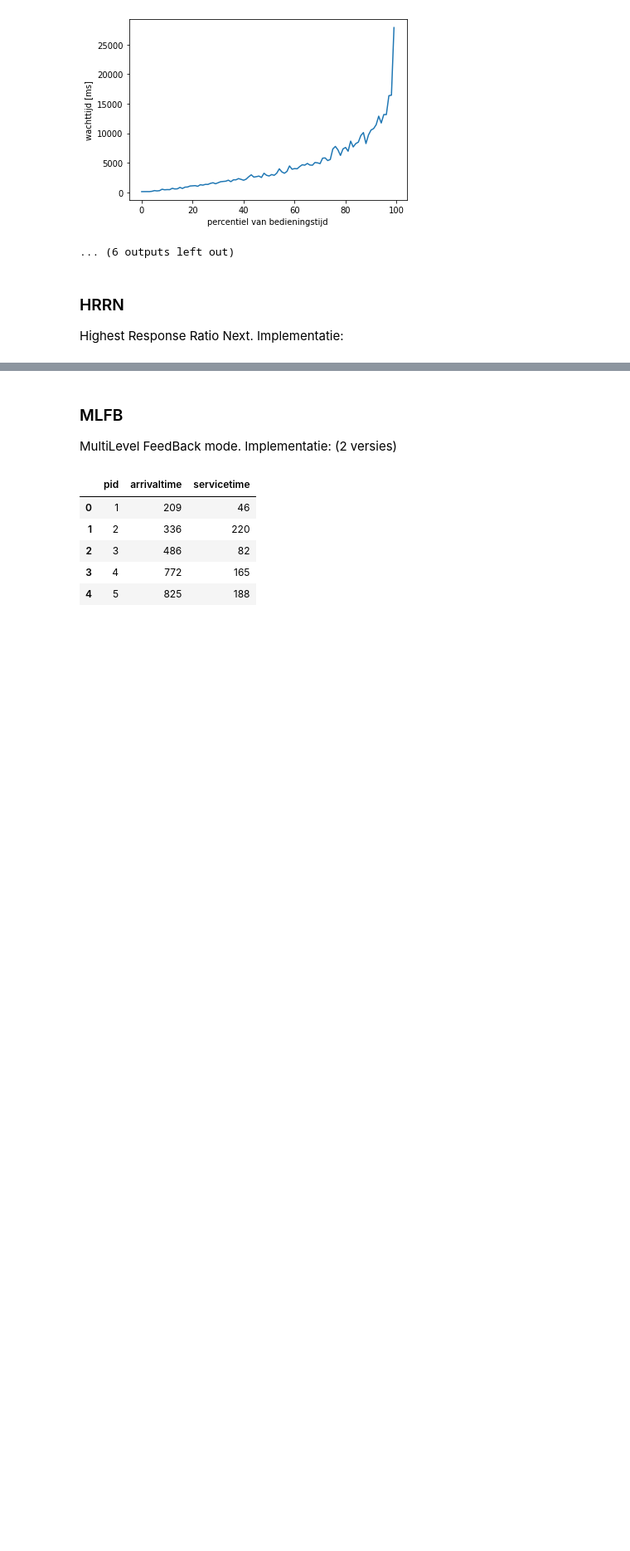
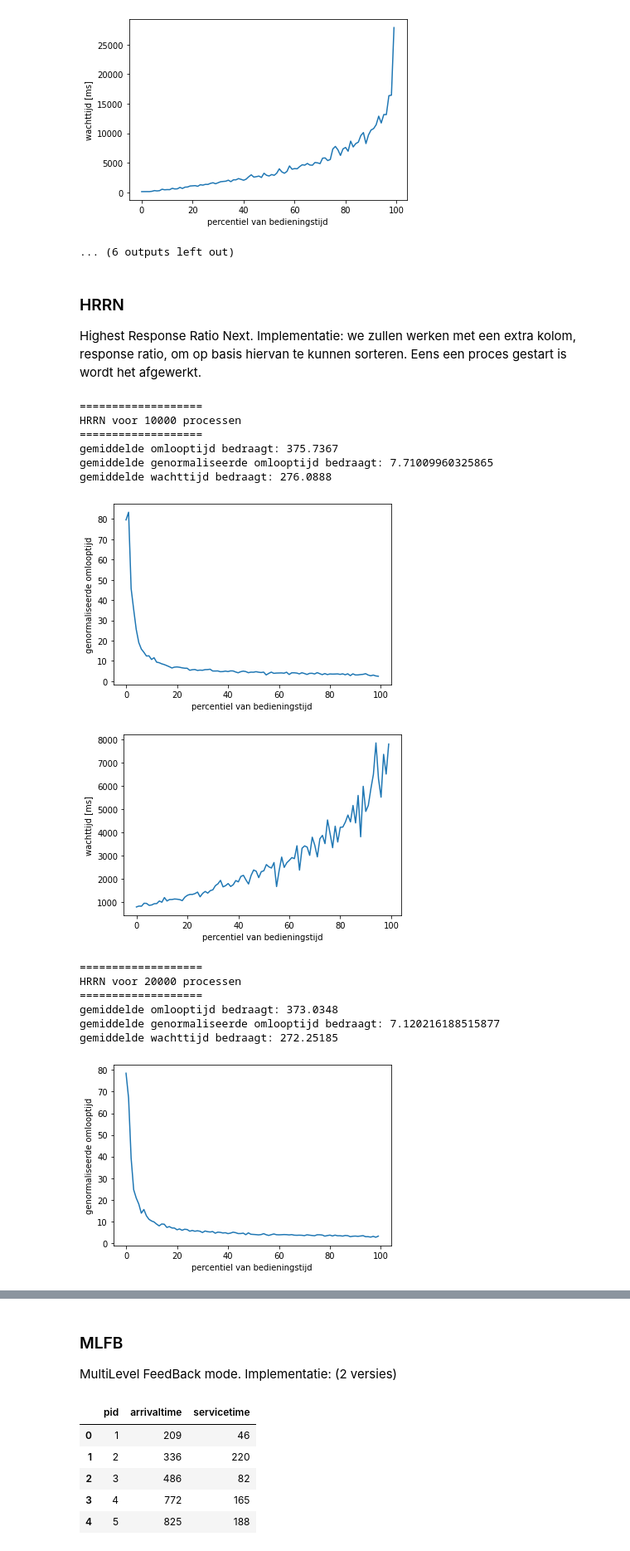
Before and after one commit to GPeeters/Besturingssystemen-2, a Jupyter notebook: process_scheduler.ipynb, the cells around one changed output, grey strips where cells are left out. Shown at 83% size. Drawn from its saved outputs; the diff is of its cells as text; code cells hidden in the pictures; blank space fills up the shorter version.

Commit message:
HRRN werkt

```diff
--- a/process_scheduler.ipynb
+++ b/process_scheduler.ipynb
@@ -528,4 +528,82 @@ gemiddelde wachttijd bedraagt: 443.1378
 ... (6 outputs left out)
 # %% [markdown]
 ### HRRN
-Highest Response Ratio Next. Implementatie:
+Highest Response Ratio Next. Implementatie: we zullen werken met een extra kolom, response ratio, om op basis hiervan te kunnen sorteren. Eens een proces gestart is wordt het afgewerkt.
+# %%
+# take second element for sort
+def takeSecond(elem):
+    return elem[1]
+
+def HRRN(df):
+    df_hrrn = df.copy()
+    df_hrrn["starttime"] = -1
+    df_hrrn["waittime"] = 0
+    df_hrrn["endtime"] = 0
+
+    df_hrrn.sort_values('arrivaltime')  # sorteren op arrival time
+    t = df_hrrn.at[0, "arrivaltime"]
+    queue = []
+    last_index = 0
+
+    while queue or (last_index != df_hrrn.shape[0]):
+        if last_index < len(df_hrrn):
+        # Alle processen die in de tussentijd zijn gearriveerd toevoegen aan de queue
+            for i in range(last_index, df_hrrn.shape[0]):
+                if df_hrrn.at[i, "arrivaltime"] <= t:
+                    queue.append([i, 0, df_hrrn.at[i,"servicetime"], df_hrrn.at[i,"waittime"]])
+                else:
+                    last_index = i
+                    break
+                # speciaal geval als het einde bereikt is:
+                if i == df_hrrn.shape[0]-1:
+                    last_index = i+1
+
+        # geval waarbij geen processen gearriveerd zijn
+        if not queue:
+            t = df_hrrn.at[last_index, "arrivaltime"]
+            queue.append([last_index, 0, df_hrrn.at[last_index,"servicetime"], df_hrrn.at[last_index,"waittime"]])
+            last_index = last_index + 1
+        # berekenen van de reeds gespendeerde wachttijd:
+        for row in queue:
+            row[3] = t - df_hrrn.at[row[0], "arrivaltime"]
+        # berekenen van de response ratio:
+        for row in queue:
+            row[1] = (row[3]+row[2])/row[2]
+        # sorteren op de berekende R
+        queue.sort(key=takeSecond, reverse=True)
+
+        # proces met hoogste R volledig uitvoeren:
+        df_hrrn.at[queue[0][0],"starttime"] = t
+        df_hrrn.at[queue[0][0],"waittime"] = df_hrrn.at[queue[0][0],"starttime"] - df_hrrn.at[queue[0][0],"arrivaltime"]
+        t = t + queue[0][2]
+        df_hrrn.at[queue[0][0],"endtime"] = t
+        queue.pop(0)
+
+    # Als de queue volledig is afgewerkt doen we nog de laatste berekeningen:
+    ## we stellen de wait time bij, wacht tijd - start tijd - service tijd komt overeen met de tijd gespendeerd in wacht na de start
+    df_hrrn["waittime"] = df_hrrn["waittime"] + (df_hrrn["endtime"] - df_hrrn["starttime"] - df_hrrn["servicetime"])
+    ## we berekenen de TAT zoals gezien in de les: service time + wait time
+    df_hrrn["TAT"] = df_hrrn["servicetime"] + df_hrrn["waittime"]
+    ## idem voor de genormaliseerde TAT:
+    df_hrrn["normTAT"] = df_hrrn["TAT"]/df_hrrn["servicetime"]
+
+    return df_hrrn
+
+evaluate(HRRN(df_10000), "HRRN voor 10000 processen")
+evaluate(HRRN(df_20000), "HRRN voor 20000 processen")
+# %% [output]
+===================
+HRRN voor 10000 processen
+===================
+gemiddelde omlooptijd bedraagt: 375.7367
+gemiddelde genormaliseerde omlooptijd bedraagt: 7.71009960325865
+gemiddelde wachttijd bedraagt: 276.0888
+[figure, added]
+[figure, added]
+===================
+HRRN voor 20000 processen
+===================
+gemiddelde omlooptijd bedraagt: 373.0348
+gemiddelde genormaliseerde omlooptijd bedraagt: 7.120216188515877
+gemiddelde wachttijd bedraagt: 272.25185
+[figure, added]
```
Also changed, not shown: parts of 1 cell of this notebook.
